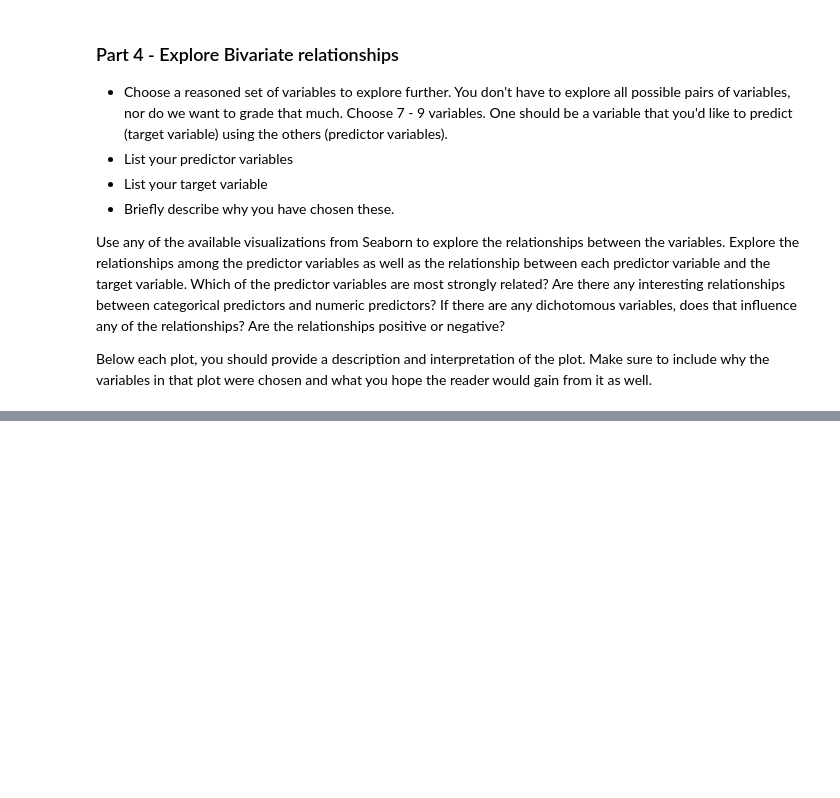
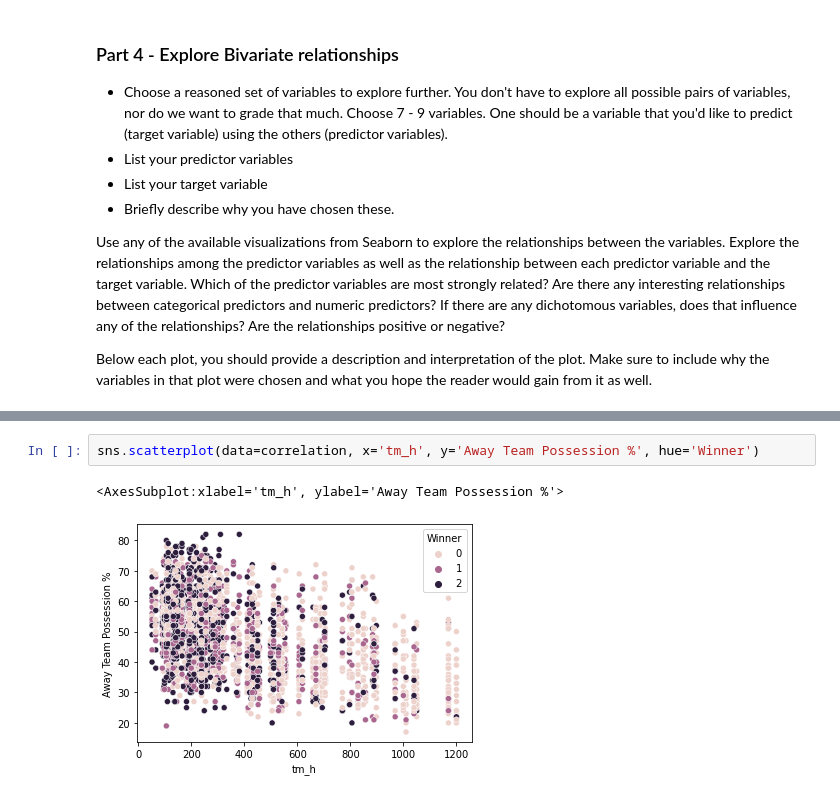
Before and after one commit to EliasLMann/Applied_ML_Proj2, a Jupyter notebook: Project02.ipynb, the cells around one changed output, grey strips where cells are left out. Drawn from its saved outputs; the diff is of its cells as text; blank space fills up the shorter version.

```diff
--- a/Project02.ipynb
+++ b/Project02.ipynb
@@ -393,0 +449,5 @@ Below each plot, you should provide a description and interpretation of the plot
+# %%
+sns.scatterplot(data=correlation, x='tm_h', y='Away Team Possession %', hue='Winner')
+# %% [output]
+<AxesSubplot:xlabel='tm_h', ylabel='Away Team Possession %'>
+[figure, added]
```
Also changed, not shown: parts of 10 cells of this notebook.
